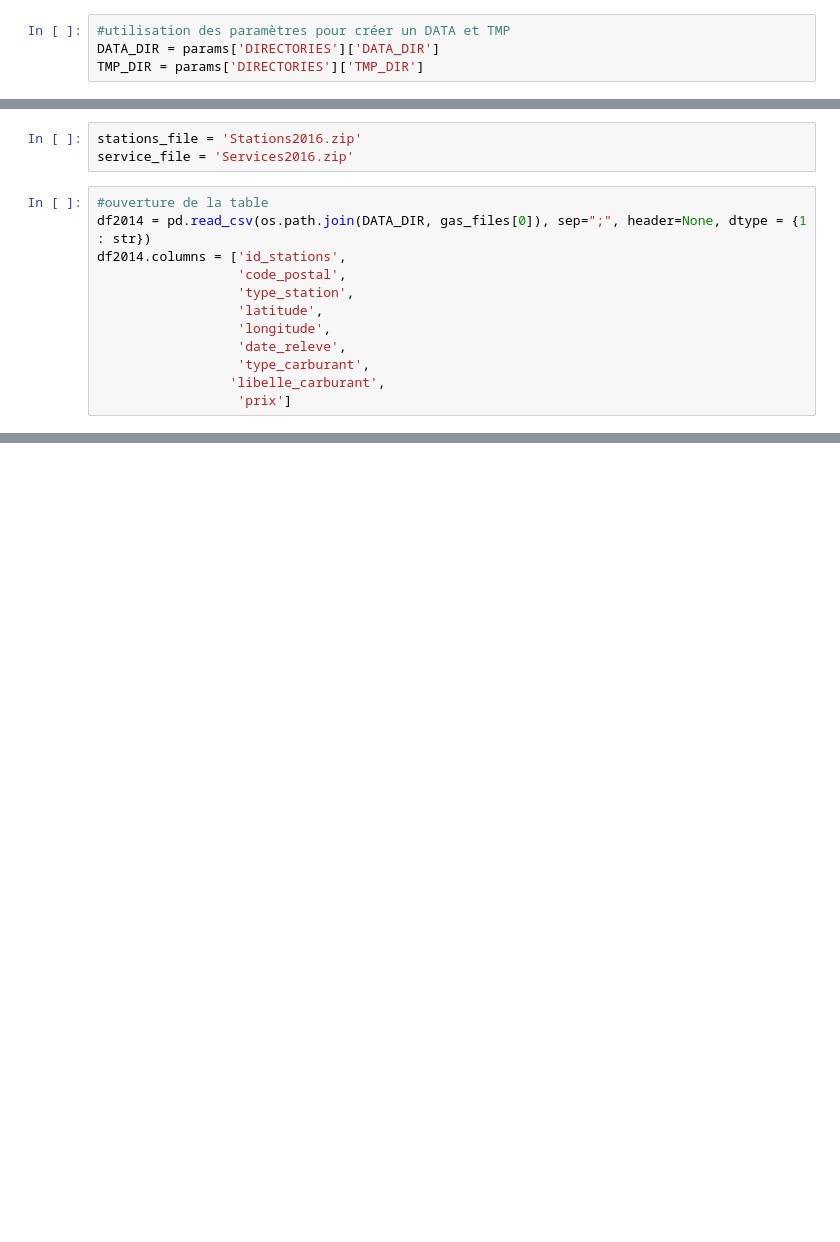
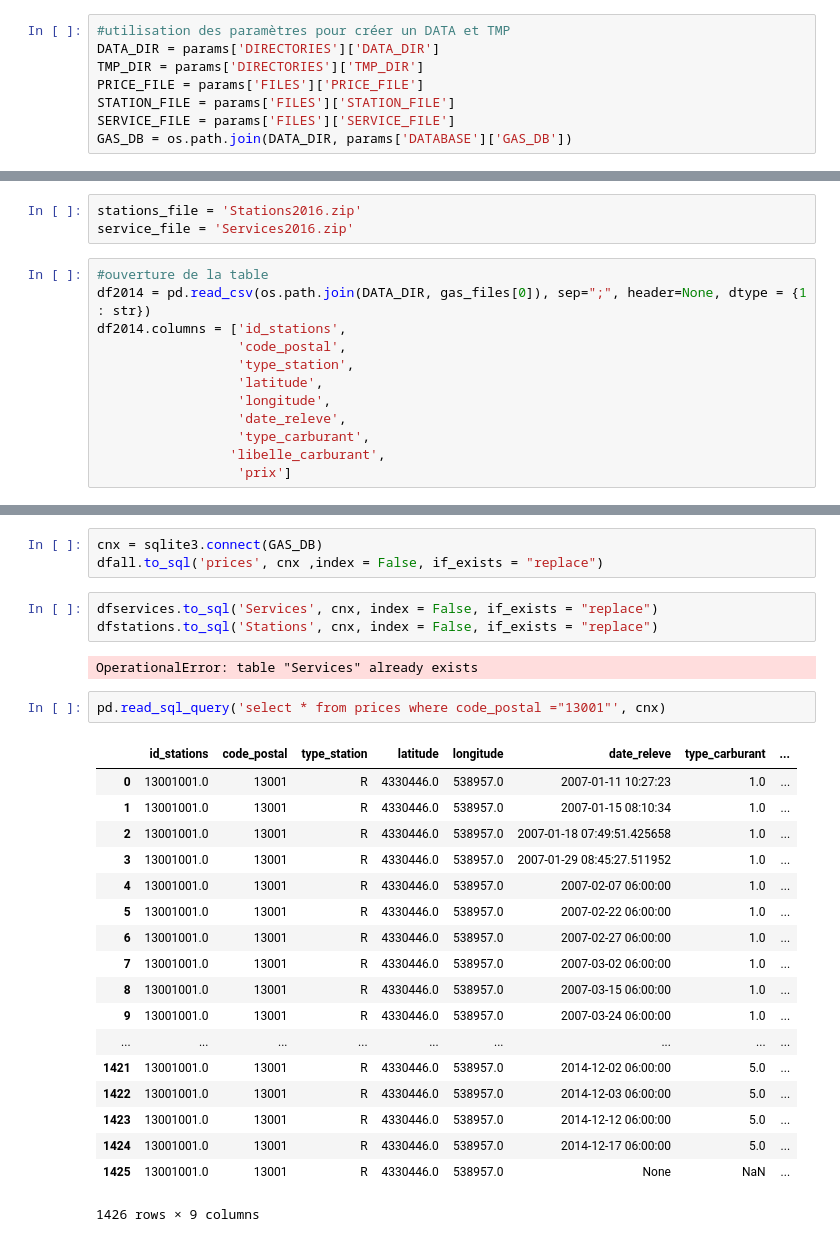
Before and after one commit to FlavienRiche/gas-prices, a Jupyter notebook: src/exploration/chargement.ipynb, the cells around one changed output, grey strips where cells are left out. Saved outputs shown, nothing was run; the diff lists cells and outputs as text; blank space fills up the shorter version.

```diff
--- a/src/exploration/chargement.ipynb
+++ b/src/exploration/chargement.ipynb
@@ -14,3 +20,7 @@ params
 #utilisation des paramètres pour créer un DATA et TMP
 DATA_DIR = params['DIRECTORIES']['DATA_DIR']
 TMP_DIR = params['DIRECTORIES']['TMP_DIR']
+PRICE_FILE = params['FILES']['PRICE_FILE']
+STATION_FILE = params['FILES']['STATION_FILE']
+SERVICE_FILE = params['FILES']['SERVICE_FILE']
+GAS_DB = os.path.join(DATA_DIR, params['DATABASE']['GAS_DB'])
@@ -62,0 +139,29 @@ df2014
+# %%
+cnx = sqlite3.connect(GAS_DB)
+dfall.to_sql('prices', cnx ,index = False, if_exists = "replace")
+# %%
+dfservices.to_sql('Services', cnx, index = False, if_exists = "replace")
+dfstations.to_sql('Stations', cnx, index = False, if_exists = "replace")
+# %% [output]
+OperationalError: table "Services" already exists
+# %%
+pd.read_sql_query('select * from prices where code_postal ="13001"', cnx)
+# %% [output]
+|  | id_stations | code_postal | type_station | latitude | longitude | date_releve | type_carburant | ... |
+| 0 | 13001001.0 | 13001 | R | 4330446.0 | 538957.0 | 2007-01-11 10:27:23 | 1.0 | ... |
+| 1 | 13001001.0 | 13001 | R | 4330446.0 | 538957.0 | 2007-01-15 08:10:34 | 1.0 | ... |
+| 2 | 13001001.0 | 13001 | R | 4330446.0 | 538957.0 | 2007-01-18 07:49:51.425658 | 1.0 | ... |
+| 3 | 13001001.0 | 13001 | R | 4330446.0 | 538957.0 | 2007-01-29 08:45:27.511952 | 1.0 | ... |
+| 4 | 13001001.0 | 13001 | R | 4330446.0 | 538957.0 | 2007-02-07 06:00:00 | 1.0 | ... |
+| 5 | 13001001.0 | 13001 | R | 4330446.0 | 538957.0 | 2007-02-22 06:00:00 | 1.0 | ... |
+| 6 | 13001001.0 | 13001 | R | 4330446.0 | 538957.0 | 2007-02-27 06:00:00 | 1.0 | ... |
+| 7 | 13001001.0 | 13001 | R | 4330446.0 | 538957.0 | 2007-03-02 06:00:00 | 1.0 | ... |
+| 8 | 13001001.0 | 13001 | R | 4330446.0 | 538957.0 | 2007-03-15 06:00:00 | 1.0 | ... |
+| 9 | 13001001.0 | 13001 | R | 4330446.0 | 538957.0 | 2007-03-24 06:00:00 | 1.0 | ... |
+| ... | ... | ... | ... | ... | ... | ... | ... | ... |
+| 1421 | 13001001.0 | 13001 | R | 4330446.0 | 538957.0 | 2014-12-02 06:00:00 | 5.0 | ... |
+| 1422 | 13001001.0 | 13001 | R | 4330446.0 | 538957.0 | 2014-12-03 06:00:00 | 5.0 | ... |
+| 1423 | 13001001.0 | 13001 | R | 4330446.0 | 538957.0 | 2014-12-12 06:00:00 | 5.0 | ... |
+| 1424 | 13001001.0 | 13001 | R | 4330446.0 | 538957.0 | 2014-12-17 06:00:00 | 5.0 | ... |
+| 1425 | 13001001.0 | 13001 | R | 4330446.0 | 538957.0 | None | NaN | ... |
+1426 rows × 9 columns
```
Also changed, not shown: parts of 17 cells of this notebook, 14 other files.
